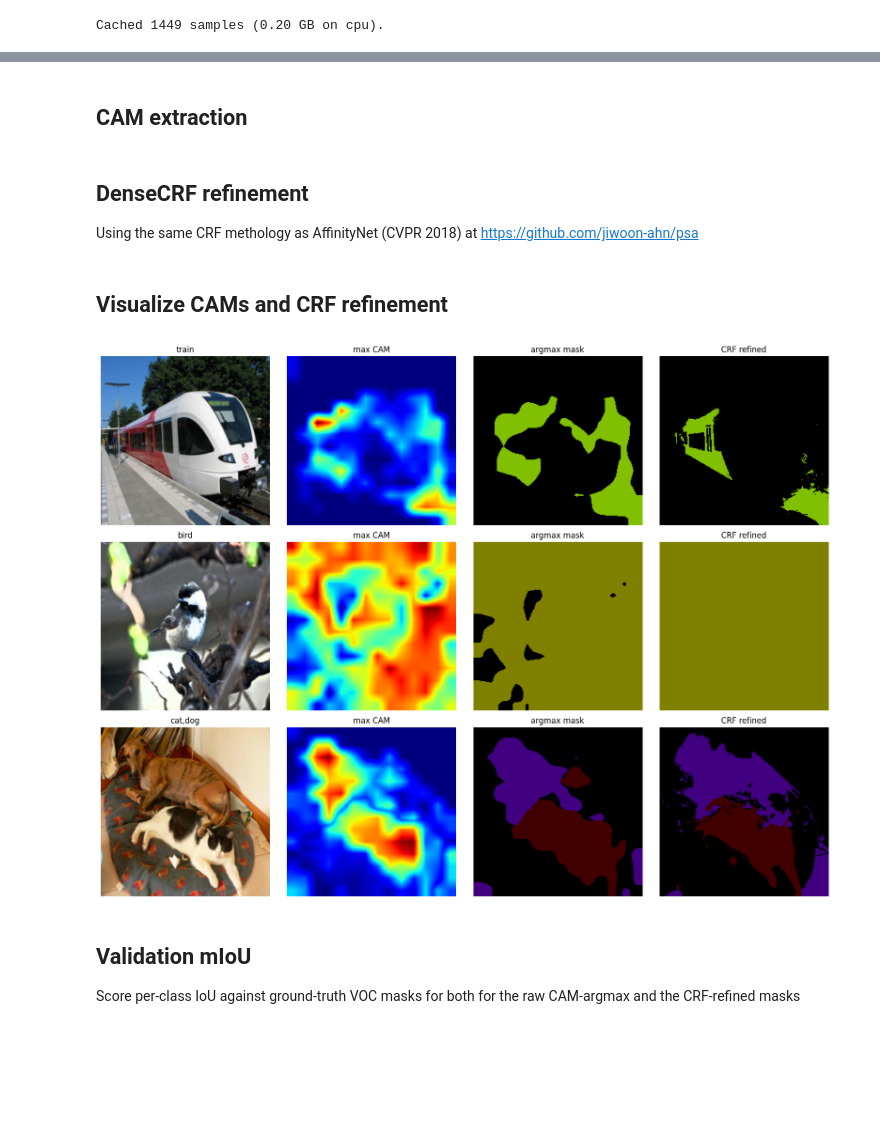
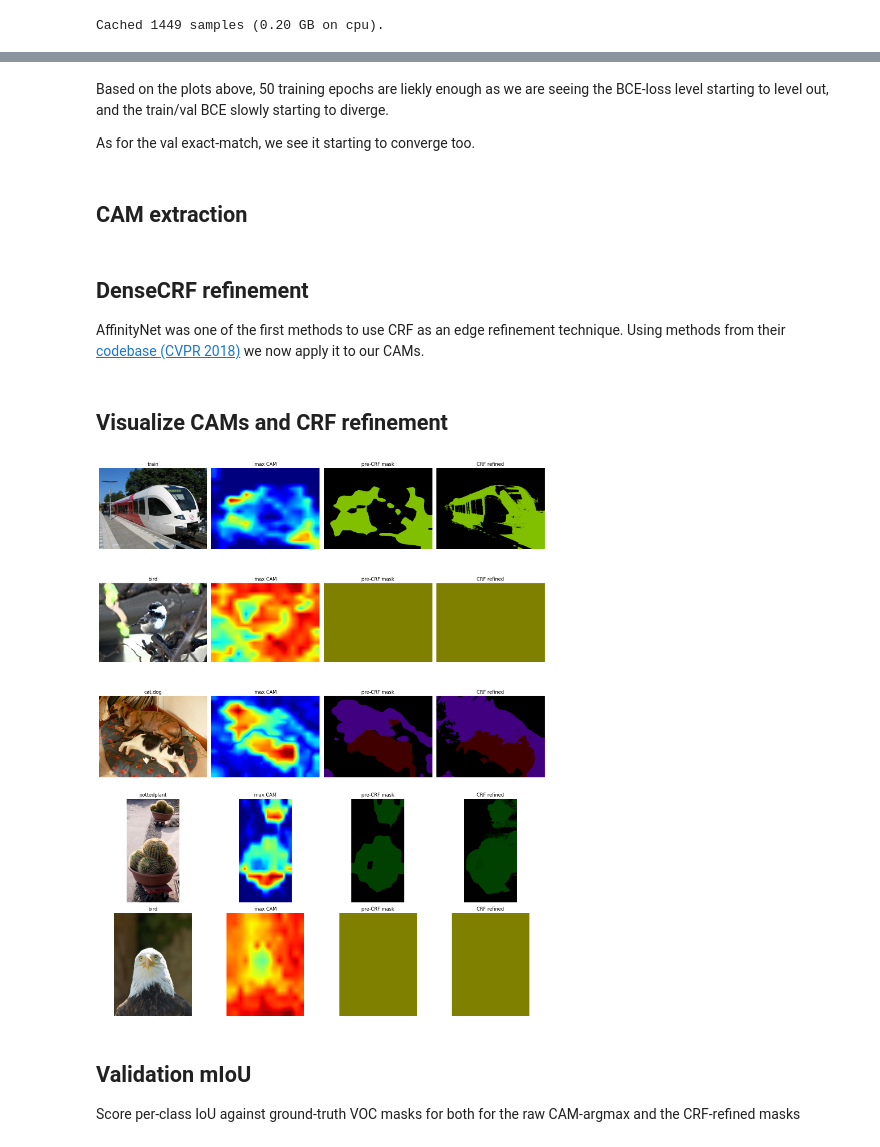
Before and after one commit to AndreyKarmanov/cs484-wsss, a Jupyter notebook: basic.ipynb, the cells around one changed output, grey strips where cells are left out. Cells and saved outputs as stored; diff of their text form; code cells hidden in the pictures; blank space fills up the shorter version.

```diff
--- a/basic.ipynb
+++ b/basic.ipynb
@@ -211,3 +234,7 @@ epoch 30 | train BCE 0.0922 | val BCE 0.0993 | val exact-match 0.499
+# %% [markdown]
+Based on the plots above, 50 training epochs are liekly enough as we are seeing the BCE-loss level starting to level out, and the train/val BCE slowly starting to diverge.
+
+As for the val exact-match, we see it starting to converge too.
 # %% [markdown]
 ## CAM extraction
 # %%
@@ -248,26 +271,18 @@ def cams_to_label_map(cams: torch.Tensor, bg_threshold: float = BG_THRESHOLD) ->
 # %% [markdown]
 ## DenseCRF refinement
 
-Using the same CRF methology as AffinityNet (CVPR 2018) at https://github.com/jiwoon-ahn/psa
+AffinityNet was one of the first methods to use CRF as an edge refinement technique. Using methods from their [codebase (CVPR 2018)](https://github.com/jiwoon-ahn/psa) we now apply it to our CAMs.
 # %%
 import pydensecrf.densecrf as dcrf
 from pydensecrf.utils import unary_from_softmax
 
 IMAGENET_MEAN = np.array([0.485, 0.456, 0.406], dtype=np.float32)
 IMAGENET_STD  = np.array([0.229, 0.224, 0.225], dtype=np.float32)
-CRF_ALPHA = 8  # PSA uses 4 (low) and 32 (high); 8 is a sane single-shot middle
-
-
-def denorm_to_uint8(img_t: torch.Tensor) -> np.ndarray:
-    """ImageNet-normalized CHW float tensor -> HWC uint8."""
-    x = img_t.detach().cpu().numpy().transpose(1, 2, 0)
-    x = (x * IMAGENET_STD + IMAGENET_MEAN).clip(0.0, 1.0)
-    return (x * 255.0).astype(np.uint8)
-
+CRF_ALPHA = 8
 
 def crf_inference(img, probs, t=10, scale_factor=1, labels=21):
     """
-    Adopted from https://github.com/jiwoon-ahn/psa
+    Copied from https://github.com/jiwoon-ahn/psa
     """
     h, w = img.shape[:2]
     n_labels = labels
@@ -286,6 +301,9 @@ def crf_inference(img, probs, t=10, scale_factor=1, labels=21):
 
 
 def _crf_with_alpha(orig_img, cam_dict, alpha):
+    """
+    Copied from https://github.com/jiwoon-ahn/psa
+    """
     v = np.array(list(cam_dict.values()))
     bg_score = np.power(1 - np.max(v, axis=0, keepdims=True), alpha)
     bgcam_score = np.ascontiguousarray(np.concatenate((bg_score, v), axis=0),
@@ -302,7 +320,7 @@ def _crf_with_alpha(orig_img, cam_dict, alpha):
 def dense_crf(image_uint8: np.ndarray, cam: np.ndarray,
               alpha: float = CRF_ALPHA) -> np.ndarray:
     """
-    Run PSA-style DenseCRF on a single image.
+    Calling the CRF helpers
     """
     H, W = image_uint8.shape[:2]
     cam_dict = {c: cam[c] for c in range(cam.shape[0]) if cam[c].max() > 0}
@@ -314,59 +332,49 @@ def dense_crf(image_uint8: np.ndarray, cam: np.ndarray,
     for k, v in crf_dict.items():
         full[k] = v
     return full.argmax(axis=0).astype(np.int32)
-
-
-def refine_batch(images: torch.Tensor, cams: torch.Tensor,
-                 alpha: float = CRF_ALPHA) -> np.ndarray:
-    """
-    Run DenseCRF on each image in the batch.
-    """
-    B, _, H, W = images.shape
-    out = np.zeros((B, H, W), dtype=np.int32)
-    cams_np = cams.detach().cpu().numpy()
-    for b in range(B):
-        out[b] = dense_crf(denorm_to_uint8(images[b]), cams_np[b], alpha=alpha)
-    return out
 # %% [markdown]
 ## Visualize CAMs and CRF refinement
 # %%
 import matplotlib.pyplot as plt
 import random
 
 
 def visualize(num_images: int = 3, seed: int = 0):
     rng = random.Random(seed)
     indices = rng.sample(range(len(val_ds)), num_images)
 
     fig, axes = plt.subplots(num_images, 4, figsize=(16, 4 * num_images))
     if num_images == 1:
         axes = [axes]
 
     for row, idx in zip(axes, indices):
-        _, img_t, label_vec = val_ds[idx]
-        img_batch = img_t.unsqueeze(0).to(device)
+        _, _, label_vec = val_ds[idx]
         label_batch = label_vec.unsqueeze(0).to(device)
         tokens = val_tokens[idx].unsqueeze(0).float()
 
-        cams = compute_cams(tokens, label_batch, out_size=(IMG_SIZE, IMG_SIZE))
+        orig_img_pil, _ = val_ds.voc[idx]
+        orig_img_uint8 = np.array(orig_img_pil.convert("RGB"))
+        H, W = orig_img_uint8.shape[:2]
+
+        cams = compute_cams(tokens, label_batch, out_size=(H, W))
         raw_labels = cams_to_label_map(cams)[0].cpu().numpy()
-        crf_labels = refine_batch(img_batch, cams)[0]
+        crf_labels = dense_crf(orig_img_uint8, cams[0].cpu().numpy())
 
         present = [VOC_CLASSES[c] for c in torch.where(label_vec > 0)[0].tolist()]
         cam_vis = cams[0].max(dim=0).values.cpu().numpy()
 
-        row[0].imshow(denorm_to_uint8(img_t)); row[0].set_title(",".join(present) or "(none)")
+        row[0].imshow(orig_img_uint8); row[0].set_title(",".join(present) or "(none)")
         row[1].imshow(cam_vis, cmap="jet", vmin=0, vmax=1); row[1].set_title("max CAM")
         row[2].imshow(colorize(raw_labels)); row[2].set_title("pre-CRF mask")
         row[3].imshow(colorize(crf_labels)); row[3].set_title("CRF refined")
         for ax in row:
             ax.axis("off")
     plt.tight_layout(); plt.show()
 
 
-visualize(num_images=3)
+visualize(num_images=5)
 # %% [output]
-[figure, old version]
+[figure, new version]
 # %% [markdown]
 ## Validation mIoU
 
```
Also changed, not shown: parts of 9 cells of this notebook.
